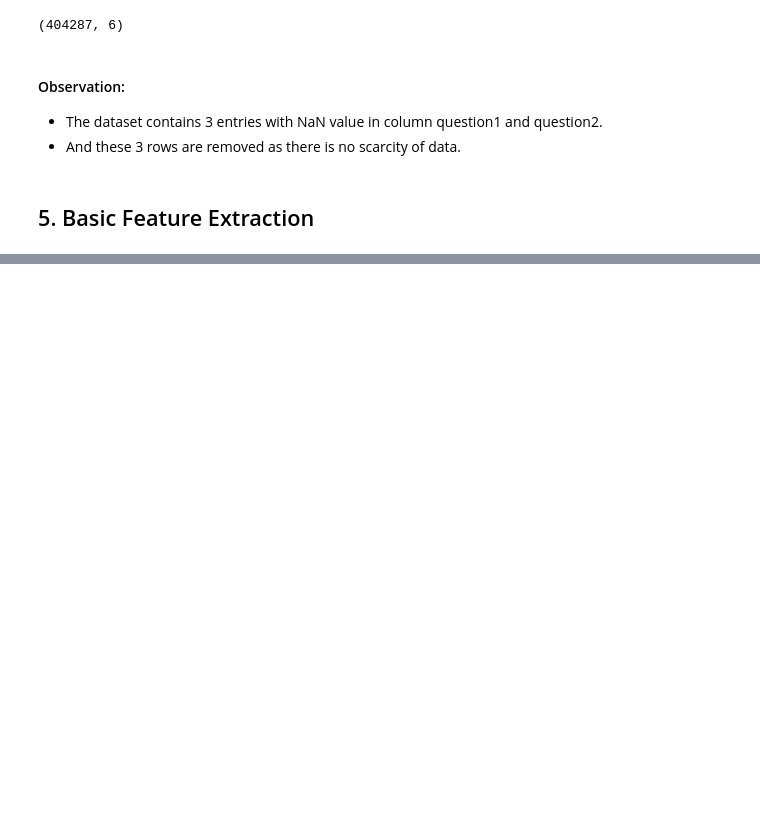
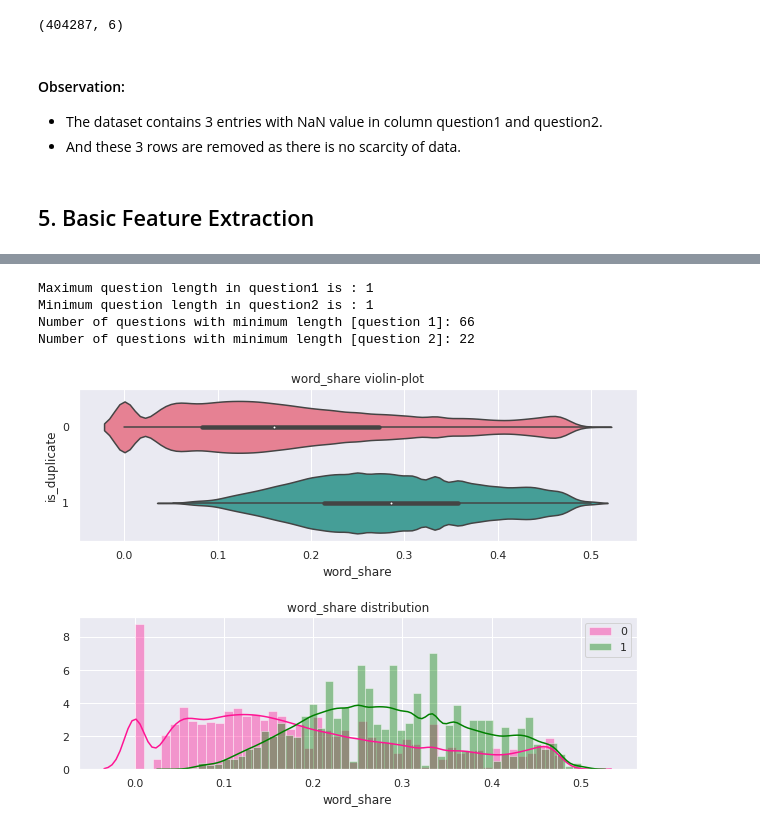
Before and after one commit to sradheya99/Quora_Question_Pair, a Jupyter notebook: Quora QA Similarity/question_pair_similarity.ipynb, the cells around one changed output, grey strips where cells are left out. Cells and saved outputs as stored; diff of their text form; code cells hidden in the pictures; blank space fills up the shorter version.

```diff
--- a/Quora QA Similarity/question_pair_similarity.ipynb
+++ b/Quora QA Similarity/question_pair_similarity.ipynb
@@ -173,0 +208,30 @@ data.shape
+# %%
+extracted_data = data
+# %%
+extracted_data['freq_qid1'] = extracted_data.groupby('qid1')['qid1'].transform('count')
+extracted_data['freq_qid2'] = extracted_data.groupby('qid2')['qid2'].transform('count')
+extracted_data['q1len'] = extracted_data['question1'].str.len()
+extracted_data['q2len'] = extracted_data['question2'].str.len()
+extracted_data['q1_n_words'] = extracted_data['question1'].apply(lambda row: len(row.split(' ')))
+extracted_data['q2_n_words'] = extracted_data['question2'].apply(lambda row: len(row.split(' ')))
+
+def normalized_word_common(row):
+    w1 = set(map(lambda word: word.lower(), row['question1'].split(' ')))
+    w2 = set(map(lambda word: word.lower(), row['question2'].split(' ')))
+    return 1.0 * len(w1 & w2)
+
+def normalized_word_total(row):
+    w1 = set(map(lambda word: word.lower(), row['question1'].split(' ')))
+    w2 = set(map(lambda word: word.lower(), row['question2'].split(' ')))
+    return 1.0 * (len(w1) + len(w2))
+
+def normalized_word_share(row):
+    w1 = set(map(lambda word: word.lower(), row['question1'].split(' ')))
+    w2 = set(map(lambda word: word.lower(), row['question2'].split(' ')))
+    return 1.0 * (len(w1 & w2) / (len(w1) + len(w2)))
+
+extracted_data['word_common'] = extracted_data.apply(normalized_word_common, axis = 1)
+extracted_data['word_total'] = extracted_data.apply(normalized_word_total, axis = 1)
+extracted_data['word_share'] = extracted_data.apply(normalized_word_share, axis = 1)
+extracted_data['freq_q1+q2'] = extracted_data['freq_qid1'] + extracted_data['freq_qid2']
+extracted_data['freq_q1-q2'] = abs(extracted_data['freq_qid2'] - extracted_data['freq_qid2'])
@@ -173,0 +249,25 @@ data.shape
+# %%
+print('Maximum question length in question1 is :', min(extracted_data['q1_n_words']))
+print('Minimum question length in question2 is :', min(extracted_data['q2_n_words']))
+print('Number of questions with minimum length [question 1]:', extracted_data[extracted_data['q1_n_words'] == 1].shape[0])
+print('Number of questions with minimum length [question 2]:', extracted_data[extracted_data['q2_n_words'] == 1].shape[0])
+# %% [output]
+Maximum question length in question1 is : 1
+Minimum question length in question2 is : 1
+Number of questions with minimum length [question 1]: 66
+Number of questions with minimum length [question 2]: 22
+# %%
+plt.figure(figsize = (10, 7))
+plt.subplot(2,1,1)
+ax = sns.violinplot(y = 'is_duplicate', x = 'word_share', data = extracted_data, palette = 'husl', orient = 'h')
+ax.set_title('word_share violin-plot')
+
+plt.subplot(2,1,2)
+ax = sns.distplot(extracted_data[extracted_data['is_duplicate'] == 0]['word_share'], label = '0', color = 'deeppink')
+ax = sns.distplot(extracted_data[extracted_data['is_duplicate'] == 1]['word_share'], label = '1', color = 'green')
+ax.set_title('word_share distribution')
+plt.legend()
+plt.subplots_adjust(hspace = 0.5)
+plt.show()
+# %% [output]
+[figure, added]
```
Also changed, not shown: parts of 14 cells of this notebook.
